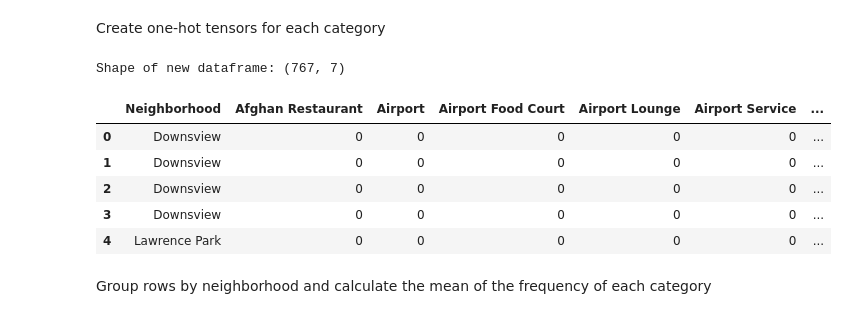
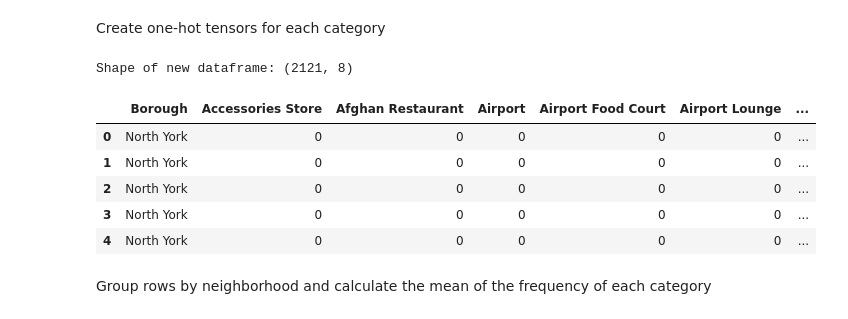
Before and after one commit to MarkusMlineritsch/TestRepo, a Jupyter notebook: Applied Data Science Capstone Assignment Week 3.ipynb, the cells around one changed output. Drawn from its saved outputs; the diff is of its cells as text; code cells hidden in the pictures.

```diff
--- a/Applied Data Science Capstone Assignment Week 3.ipynb
+++ b/Applied Data Science Capstone Assignment Week 3.ipynb
@@ -259,11 +254,11 @@ CLIENT_SECRET:QWAKFPQFROEBEBQ1BSMJ4X0ZSAYVBDJJLCODBFLSHMXLDCPA
 # %% [markdown]
 Define a helper function to explore all the neighborhoods
 # %%
-def getNearbyVenues(names, latitudes, longitudes, radius=500):
+def getNearbyVenues(names, boroughs, latitudes, longitudes, radius=500):
 
     venues_list=[]
-    for name, lat, lng in zip(names, latitudes, longitudes):
-        print(name)
+    for name, borough, lat, lng in zip(names, boroughs, latitudes, longitudes):
+        print(borough, name)
 
         # create the API request URL
         url = f"https://api.foursquare.com/v2/venues/explore?"\
@@ -282,6 +277,7 @@ def getNearbyVenues(names, latitudes, longitudes, radius=500):
         # return only relevant information for each nearby venue
         venues_list.append([(
             name,
+            borough,
             lat,
             lng,
             v['venue']['name'],
@@ -291,6 +287,7 @@ def getNearbyVenues(names, latitudes, longitudes, radius=500):
 
     nearby_venues = pd.DataFrame([item for venue_list in venues_list for item in venue_list])
     nearby_venues.columns = ['Neighborhood',
+                  'Borough',
                   'Neighborhood Latitude',
                   'Neighborhood Longitude',
                   'Venue',
@@ -308,6 +305,7 @@ radius = 500
 
 toronto_venues = getNearbyVenues(
     names=df_tor_comb["Neighborhood"],
+    boroughs=df_tor_comb["Borough"],
     latitudes=df_tor_comb["Latitude"],
     longitudes=df_tor_comb["Longitude"]
 )
@@ -384,22 +381,23 @@ Create one-hot tensors for each category
 # %%
 # one hot encoding
 toronto_onehot = pd.get_dummies(toronto_venues[['Venue Category']], prefix="", prefix_sep="")
 
 # add neighborhood column back to dataframe
 toronto_onehot['Neighborhood'] = toronto_venues['Neighborhood']
+toronto_onehot['Borough'] = toronto_venues['Borough']
 
 # move neighborhood column to the first column
 fixed_columns = [toronto_onehot.columns[-1]] + list(toronto_onehot.columns[:-1])
 toronto_onehot = toronto_onehot[fixed_columns]
 print("Shape of new dataframe:", toronto_venues.shape)
 toronto_onehot.head()
 # %% [output]
-Shape of new dataframe: (767, 7)
+Shape of new dataframe: (2121, 8)
-|  | Neighborhood | Afghan Restaurant | Airport | Airport Food Court | Airport Lounge | Airport Service | ... |
-| 0 | Downsview | 0 | 0 | 0 | 0 | 0 | ... |
-| 1 | Downsview | 0 | 0 | 0 | 0 | 0 | ... |
-| 2 | Downsview | 0 | 0 | 0 | 0 | 0 | ... |
-| 3 | Downsview | 0 | 0 | 0 | 0 | 0 | ... |
-| 4 | Lawrence Park | 0 | 0 | 0 | 0 | 0 | ... |
+|  | Borough | Accessories Store | Afghan Restaurant | Airport | Airport Food Court | Airport Lounge | ... |
+| 0 | North York | 0 | 0 | 0 | 0 | 0 | ... |
+| 1 | North York | 0 | 0 | 0 | 0 | 0 | ... |
+| 2 | North York | 0 | 0 | 0 | 0 | 0 | ... |
+| 3 | North York | 0 | 0 | 0 | 0 | 0 | ... |
+| 4 | North York | 0 | 0 | 0 | 0 | 0 | ... |
 # %% [markdown]
 Group rows by neighborhood and calculate the mean of the frequency of each category
```
Also changed, not shown: parts of 37 cells of this notebook.
